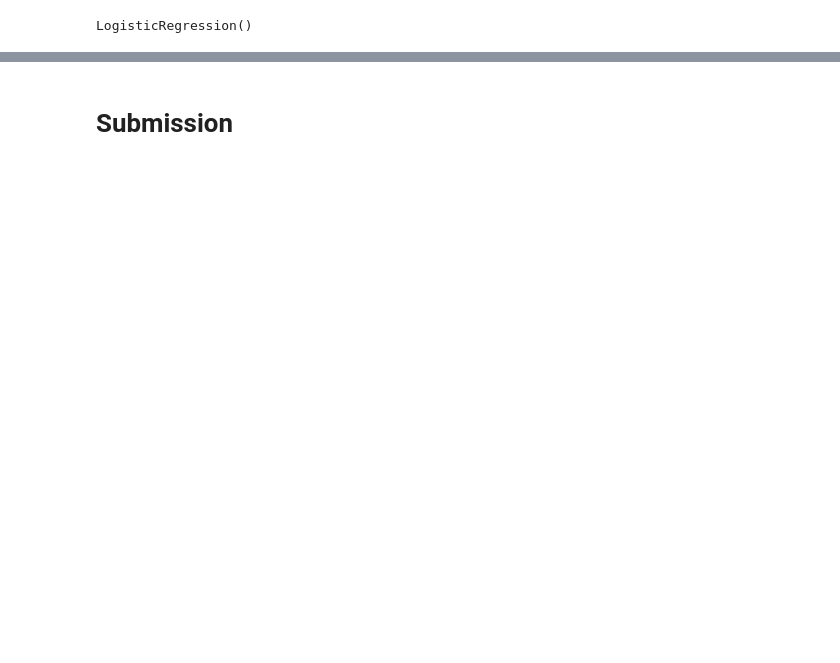
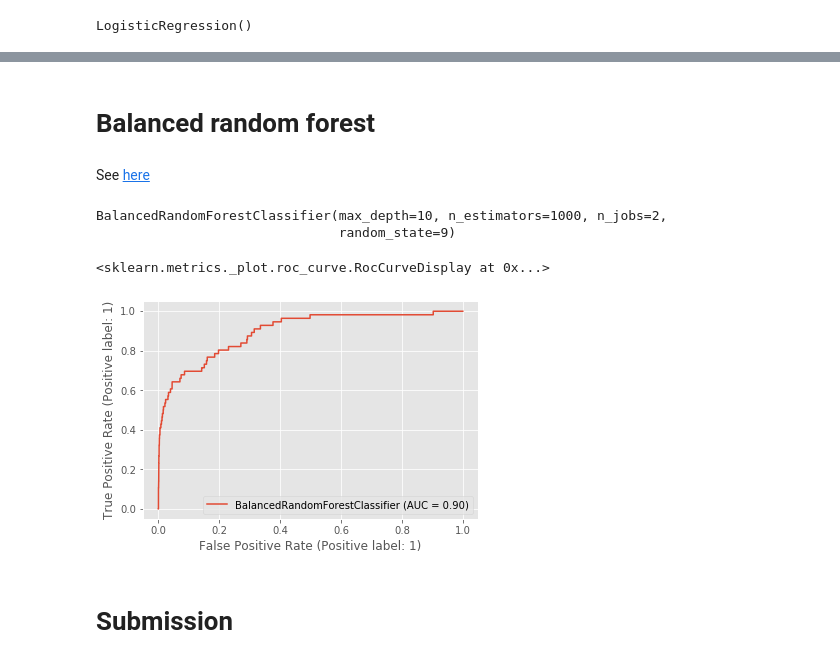
Before and after one commit to lgov/kul_advanalytics, a Jupyter notebook: BDA_1.ipynb, the cells around one changed output, grey strips where cells are left out. Cells and saved outputs as stored; diff of their text form; code cells hidden in the pictures; blank space fills up the shorter version.

Commit message:
added balanced forest and cleaned notebook a bit

```diff
--- a/BDA_1.ipynb
+++ b/BDA_1.ipynb
@@ -180,3 +187,19 @@ plot_roc_curve(clf, X_test_scaled, y_test)
+# %% [markdown]
+# Balanced random forest
+# %% [markdown]
+See [here](https://imbalanced-learn.org/dev/references/generated/imblearn.ensemble.BalancedRandomForestClassifier.html#imblearn.ensemble.BalancedRandomForestClassifier)
+# %%
+bclf = BalancedRandomForestClassifier(n_estimators=1000, max_depth=10, random_state=9, n_jobs=2)
+# %%
+bclf.fit(X_train, y_train)
+# %% [output]
+BalancedRandomForestClassifier(max_depth=10, n_estimators=1000, n_jobs=2,
+                               random_state=9)
+# %%
+plot_roc_curve(bclf, X_test, y_test)
+# %% [output]
+<sklearn.metrics._plot.roc_curve.RocCurveDisplay at 0x...>
+[figure, added]
 # %% [markdown]
 # Submission
 # %%
```
Also changed, not shown: parts of 20 cells of this notebook.
